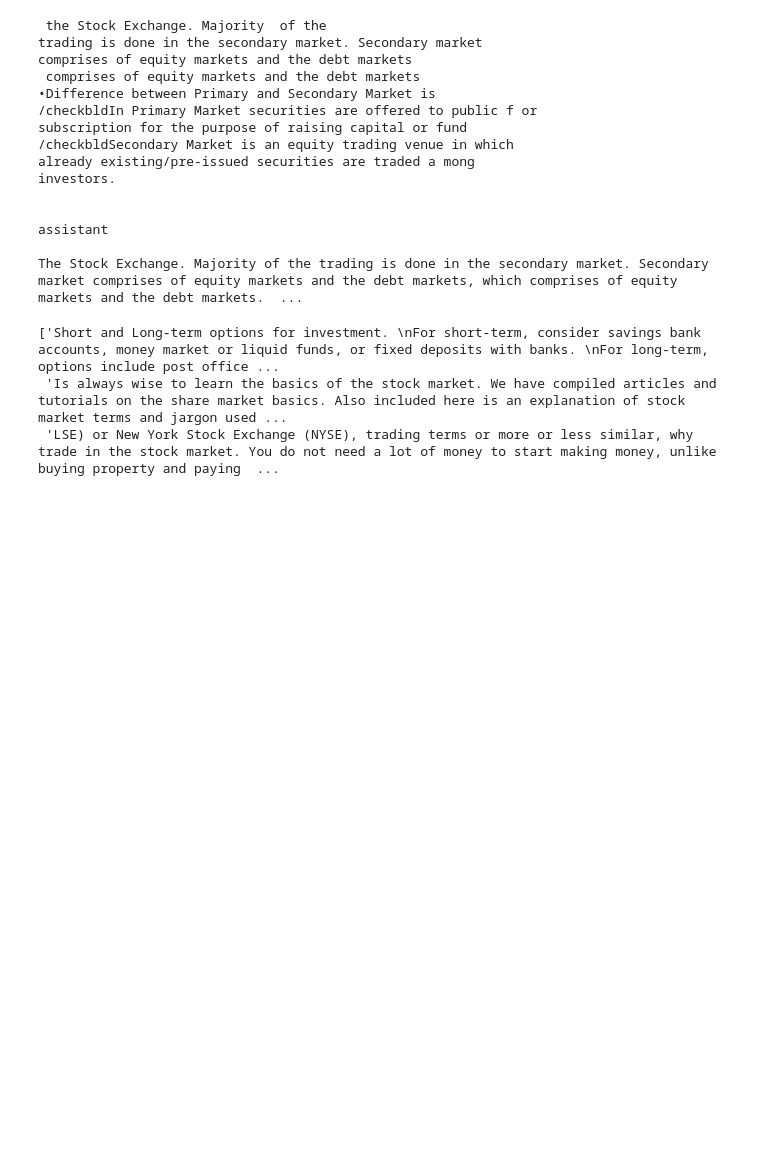
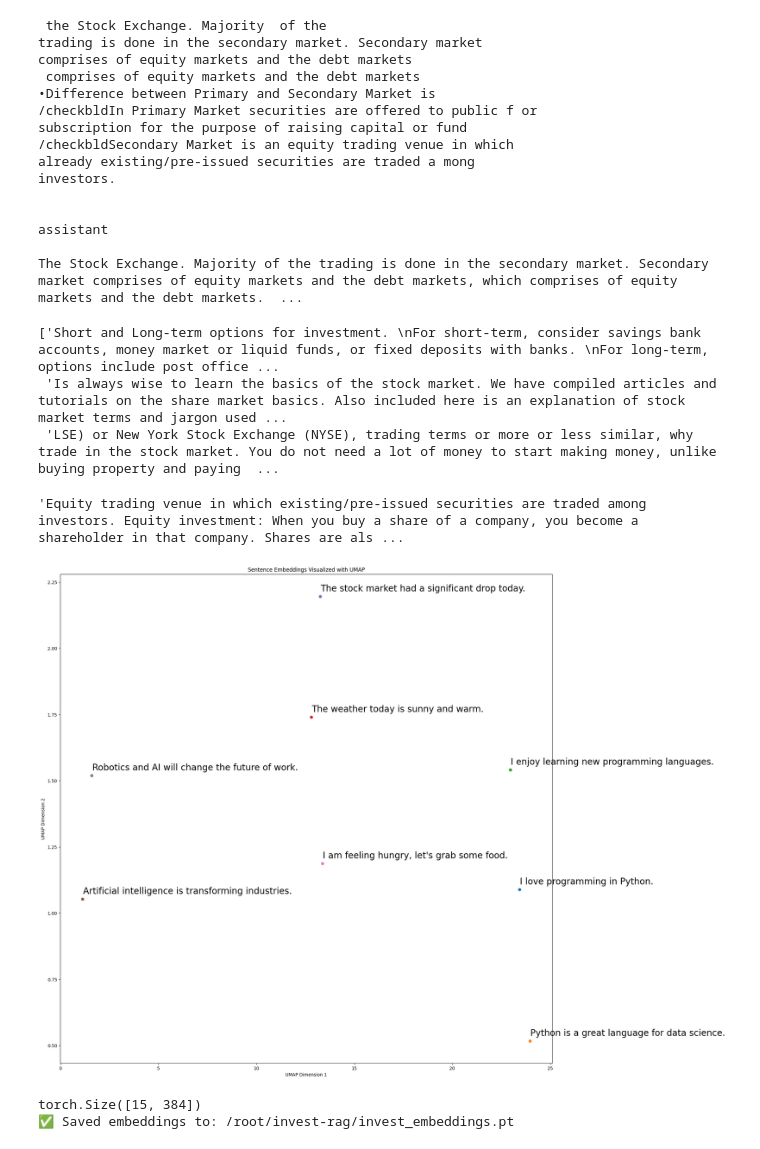
Before and after one commit to seonokkim/invest-rag, a Jupyter notebook: invest-rag.ipynb, the cells around one changed output. Drawn from its saved outputs; the diff is of its cells as text; code cells hidden in the pictures; blank space fills up the shorter version.

```diff
--- a/invest-rag.ipynb
+++ b/invest-rag.ipynb
@@ -232,3 +232,65 @@ cleaned_text[:3]
 ['Short and Long-term options for investment. \nFor short-term, consider savings bank accounts, money market or liquid funds, or fixed deposits with banks. \nFor long-term, options include post office ...
  'Is always wise to learn the basics of the stock market. We have compiled articles and tutorials on the share market basics. Also included here is an explanation of stock market terms and jargon used ...
  'LSE) or New York Stock Exchange (NYSE), trading terms or more or less similar, why trade in the stock market. You do not need a lot of money to start making money, unlike buying property and paying  ...
+# %%
+cleaned_text[11]
+# %% [output]
+'Equity trading venue in which existing/pre-issued securities are traded among investors. Equity investment: When you buy a share of a company, you become a shareholder in that company. Shares are als ...
+# %%
+import numpy as np
+import umap
+import matplotlib.pyplot as plt
+from sentence_transformers import SentenceTransformer
+
+# 1. Load a pretrained Sentence Transformer model
+embedding_model = SentenceTransformer("all-MiniLM-L12-v2")#intfloat/e5-large-v2, all-MiniLM-L12-v2,all-mpnet-base-v2
+# %%
+# 2. Example sentences
+sentences = [
+    "I love programming in Python.",
+    "Python is a great language for data science.",
+    "I enjoy learning new programming languages.",
+    "The weather today is sunny and warm.",
+    "The stock market had a significant drop today.",
+    "Artificial intelligence is transforming industries.",
+    "I am feeling hungry, let's grab some food.",
+    "Robotics and AI will change the future of work."
+]
+# %%
+from umap.umap_ import UMAP
+import matplotlib.pyplot as plt
+
+# 3. Get sentence embeddings
+embeddings = embedding_model.encode(sentences)
+
+# 4. Reduce dimensionality using UMAP
+umap_model = UMAP(n_neighbors=2, min_dist=0.3, metric='cosine', random_state=42)
+umap_embeddings = umap_model.fit_transform(embeddings)
+
+# 5. Plotting
+plt.figure(figsize=(20, 20))
+for i, sentence in enumerate(sentences):
+    plt.scatter(umap_embeddings[i, 0], umap_embeddings[i, 1])
+    plt.text(umap_embeddings[i, 0] + 0.02, umap_embeddings[i, 1] + 0.02, sentence, fontsize=20)
+
+plt.title('Sentence Embeddings Visualized with UMAP')
+plt.xlabel('UMAP Dimension 1')
+plt.ylabel('UMAP Dimension 2')
+plt.show()
+# %% [output]
+[figure, added]
+# %%
+import os
+import torch  # 이 줄도 주석 해제 필요
+
+# 2. Calculate embeddings by calling model.encode()
+embeddings = embedding_model.encode(cleaned_text, convert_to_tensor=True, normalize_embeddings=True)
+print(embeddings.shape)
+
+save_path = os.path.join(os.getcwd(), "invest_embeddings.pt")  # 현재 작업 디렉토리에 저장
+torch.save(embeddings, save_path)
+
+print(f"✅ Saved embeddings to: {save_path}")
+# %% [output]
+torch.Size([15, 384])
+✅ Saved embeddings to: /root/invest-rag/invest_embeddings.pt
```
Also changed, not shown: 2 other files.
